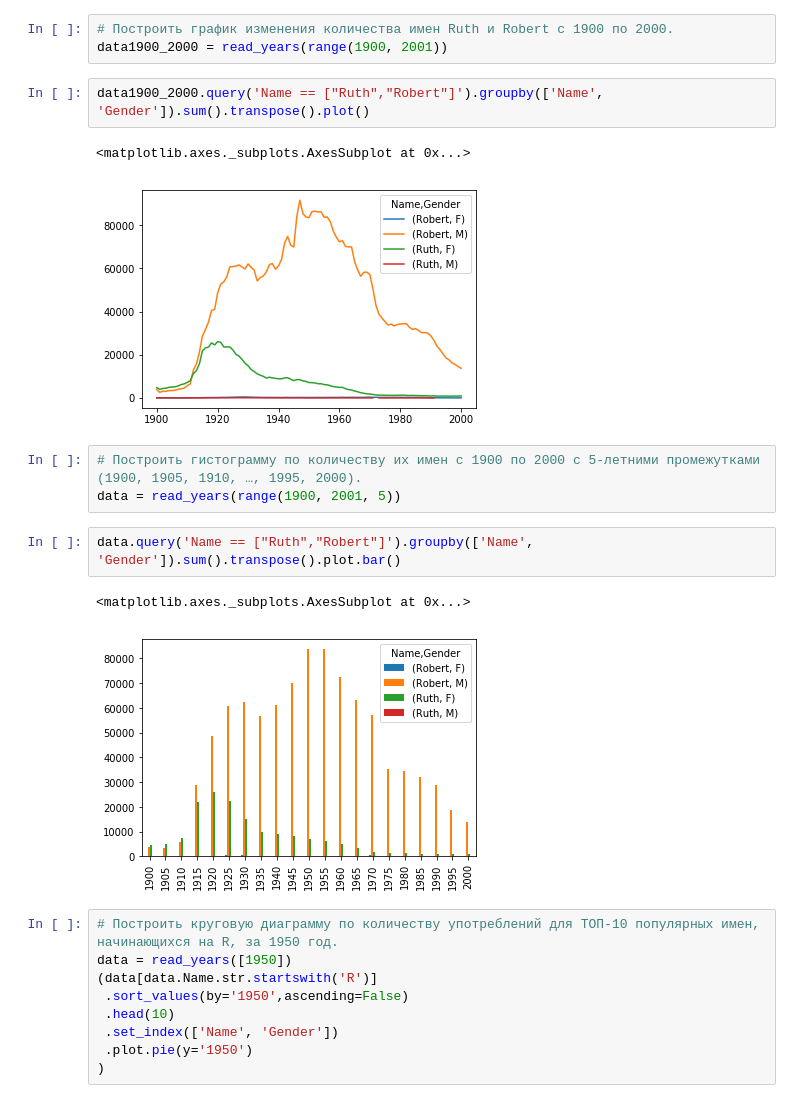
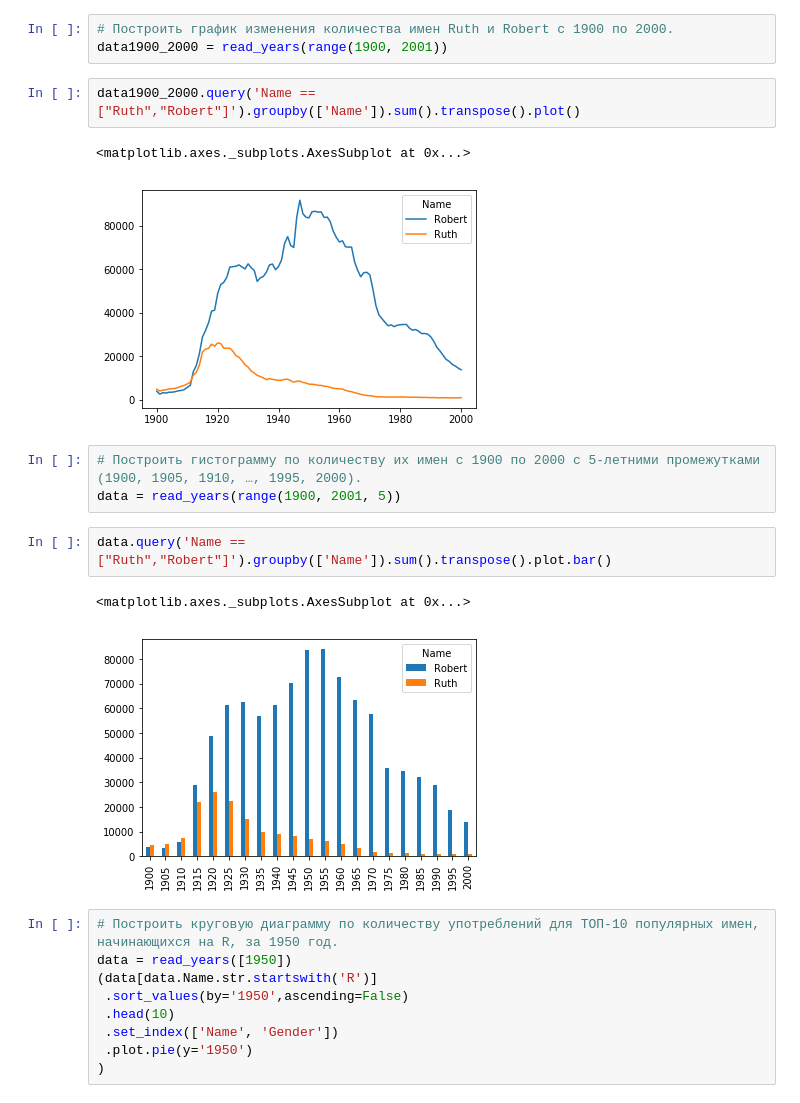
Before and after one commit to miniTeckel/python_lessons, a Jupyter notebook: lesson4_1/Lesson 4.2.ipynb, the cells around one changed output. Cells and saved outputs as stored; diff of their text form.

```diff
--- a/lesson4_1/Lesson 4.2.ipynb
+++ b/lesson4_1/Lesson 4.2.ipynb
@@ -18,18 +18,18 @@ def read_years(years):
 # Построить график изменения количества имен Ruth и Robert с 1900 по 2000.
 data1900_2000 = read_years(range(1900, 2001))
 # %%
-data1900_2000.query('Name == ["Ruth","Robert"]').groupby(['Name', 'Gender']).sum().transpose().plot()
+data1900_2000.query('Name == ["Ruth","Robert"]').groupby(['Name']).sum().transpose().plot()
 # %% [output]
 <matplotlib.axes._subplots.AxesSubplot at 0x...>
-[figure, old version]
+[figure, new version]
 # %%
 # Построить гистограмму по количеству их имен с 1900 по 2000 с 5-летними промежутками (1900, 1905, 1910, …, 1995, 2000).
 data = read_years(range(1900, 2001, 5))
 # %%
-data.query('Name == ["Ruth","Robert"]').groupby(['Name', 'Gender']).sum().transpose().plot.bar()
+data.query('Name == ["Ruth","Robert"]').groupby(['Name']).sum().transpose().plot.bar()
 # %% [output]
 <matplotlib.axes._subplots.AxesSubplot at 0x...>
-[figure, old version]
+[figure, new version]
 # %%
 # Построить круговую диаграмму по количеству употреблений для ТОП-10 популярных имен, начинающихся на R, за 1950 год.
 data = read_years([1950])
```
Also changed, not shown: parts of 3 cells of this notebook.
